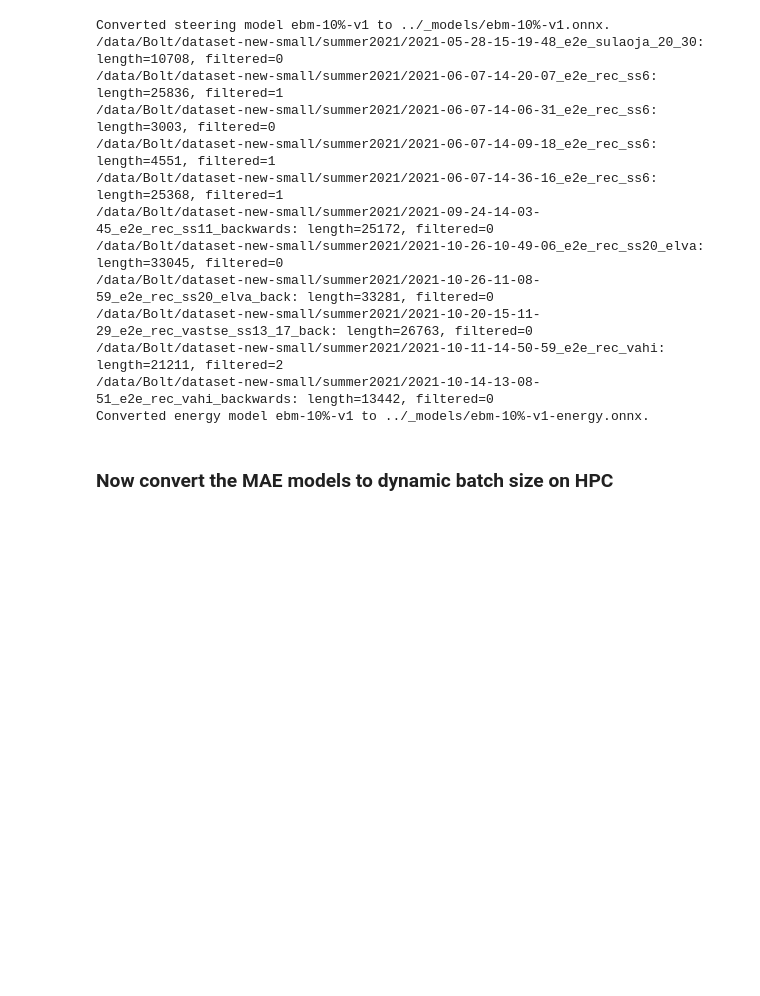
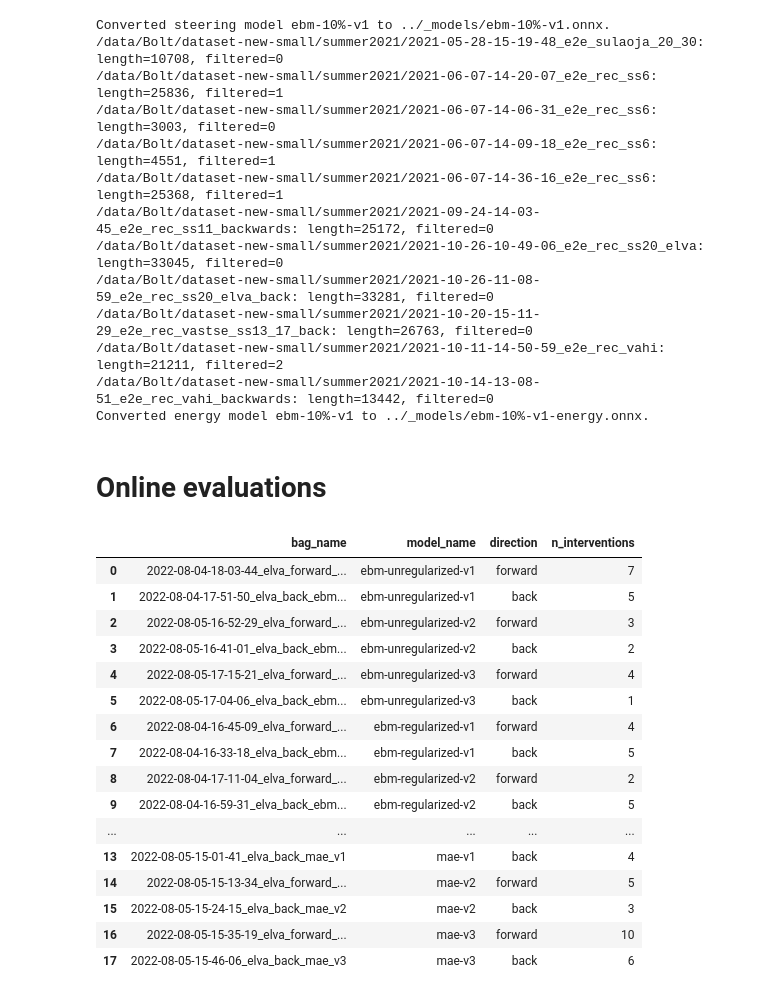
Before and after one commit to nikebless/e2e-driving, a Jupyter notebook: notebooks/thesis-evaluations.ipynb, the cells around one changed output. Drawn from its saved outputs; the diff is of its cells as text; code cells hidden in the pictures; blank space fills up the shorter version.

```diff
--- a/notebooks/thesis-evaluations.ipynb
+++ b/notebooks/thesis-evaluations.ipynb
@@ -144,5 +135,5 @@ Converted steering model ebm-10%-v1 to ../_models/ebm-10%-v1.onnx.
 /data/Bolt/dataset-new-small/summer2021/2021-10-11-14-50-59_e2e_rec_vahi: length=21211, filtered=2
 /data/Bolt/dataset-new-small/summer2021/2021-10-14-13-08-51_e2e_rec_vahi_backwards: length=13442, filtered=0
 Converted energy model ebm-10%-v1 to ../_models/ebm-10%-v1-energy.onnx.
-# %% [markdown]
-### Now convert the MAE models to dynamic batch size on HPC
+# %% [markdown]
+# Online evaluations
@@ -148,0 +144,23 @@ Converted energy model ebm-10%-v1 to ../_models/ebm-10%-v1-energy.onnx.
+# %%
+final_intervention_counts = {
+    '2022-08-04-18-03-44_elva_forward_ebm_unregularized_v1': 7,
+    '2022-08-04-17-51-50_elva_back_ebm_unregularized_v1': 5, # TODO: (7 original, #2 misclick, #7 forgot to turn off, #5 and #6 unsure, check video) 17:13
+    '2022-08-05-16-52-29_elva_forward_ebm_unregularized_v2': 3,
+    '2022-08-05-16-41-01_elva_back_ebm_unregularized_v2': 2,
+    '2022-08-05-17-15-21_elva_forward_ebm_unregularized_v3': 4,
+    '2022-08-05-17-04-06_elva_back_ebm_unregularized_v3': 1, # TODO: (1 original, #1 unsure check video) 17:28
+
+    '2022-08-04-16-45-09_elva_forward_ebm_regularized_v1': 4,
+    '2022-08-04-16-33-18_elva_back_ebm_regularized_v1': 5,
+    '2022-08-04-17-11-04_elva_forward_ebm_regularized_v2': 2,
+    '2022-08-04-16-59-31_elva_back_ebm_regularized_v2': 5,
+    '2022-08-04-17-33-33_elva_forward_ebm_regularized_v3': 6,
+    '2022-08-04-17-21-58_elva_back_ebm_regularized_v3': 12,
+
+    '2022-08-05-17-34-49_elva_forward_mae_v1': 1,
+    '2022-08-05-15-01-41_elva_back_mae_v1': 4,
+    '2022-08-05-15-13-34_elva_forward_mae_v2': 5, # TODO: (5 original, check video) 17:46
+    '2022-08-05-15-24-15_elva_back_mae_v2': 3,
+    '2022-08-05-15-35-19_elva_forward_mae_v3': 10, # TODO: (10 original, comment: sudden swerves, check video) 18:01
+    '2022-08-05-15-46-06_elva_back_mae_v3': 6,
+}
@@ -148,0 +173,34 @@ Converted energy model ebm-10%-v1 to ../_models/ebm-10%-v1-energy.onnx.
+# %%
+model_performance = []
+
+for bag_name, n_interventions in final_intervention_counts.items():
+    direction, model_name = parse_bag_name(bag_name)
+
+    perf = {}
+    perf['bag_name'] = bag_name
+    perf['model_name'] = model_name
+    perf['direction'] = direction
+    perf['n_interventions'] = n_interventions
+
+    model_performance.append(perf)
+
+performance_df = pd.DataFrame(model_performance)
+performance_df
+# %% [output]
+|  | bag_name | model_name | direction | n_interventions |
+| 0 | 2022-08-04-18-03-44_elva_forward_... | ebm-unregularized-v1 | forward | 7 |
+| 1 | 2022-08-04-17-51-50_elva_back_ebm... | ebm-unregularized-v1 | back | 5 |
+| 2 | 2022-08-05-16-52-29_elva_forward_... | ebm-unregularized-v2 | forward | 3 |
+| 3 | 2022-08-05-16-41-01_elva_back_ebm... | ebm-unregularized-v2 | back | 2 |
+| 4 | 2022-08-05-17-15-21_elva_forward_... | ebm-unregularized-v3 | forward | 4 |
+| 5 | 2022-08-05-17-04-06_elva_back_ebm... | ebm-unregularized-v3 | back | 1 |
+| 6 | 2022-08-04-16-45-09_elva_forward_... | ebm-regularized-v1 | forward | 4 |
+| 7 | 2022-08-04-16-33-18_elva_back_ebm... | ebm-regularized-v1 | back | 5 |
+| 8 | 2022-08-04-17-11-04_elva_forward_... | ebm-regularized-v2 | forward | 2 |
+| 9 | 2022-08-04-16-59-31_elva_back_ebm... | ebm-regularized-v2 | back | 5 |
+| ... | ... | ... | ... | ... |
+| 13 | 2022-08-05-15-01-41_elva_back_mae_v1 | mae-v1 | back | 4 |
+| 14 | 2022-08-05-15-13-34_elva_forward_... | mae-v2 | forward | 5 |
+| 15 | 2022-08-05-15-24-15_elva_back_mae_v2 | mae-v2 | back | 3 |
+| 16 | 2022-08-05-15-35-19_elva_forward_... | mae-v3 | forward | 10 |
+| 17 | 2022-08-05-15-46-06_elva_back_mae_v3 | mae-v3 | back | 6 |
```
Also changed, not shown: parts of 17 cells of this notebook, 3 other files.
